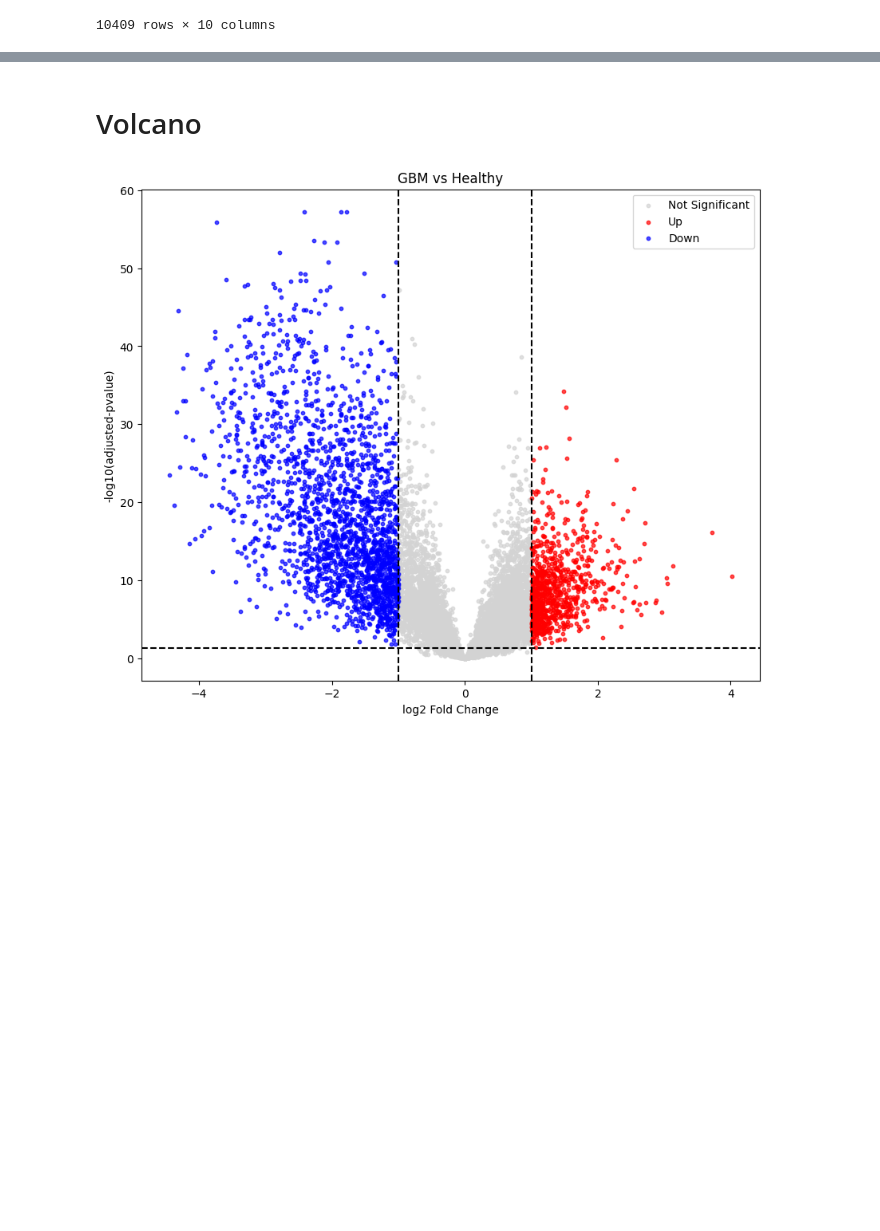
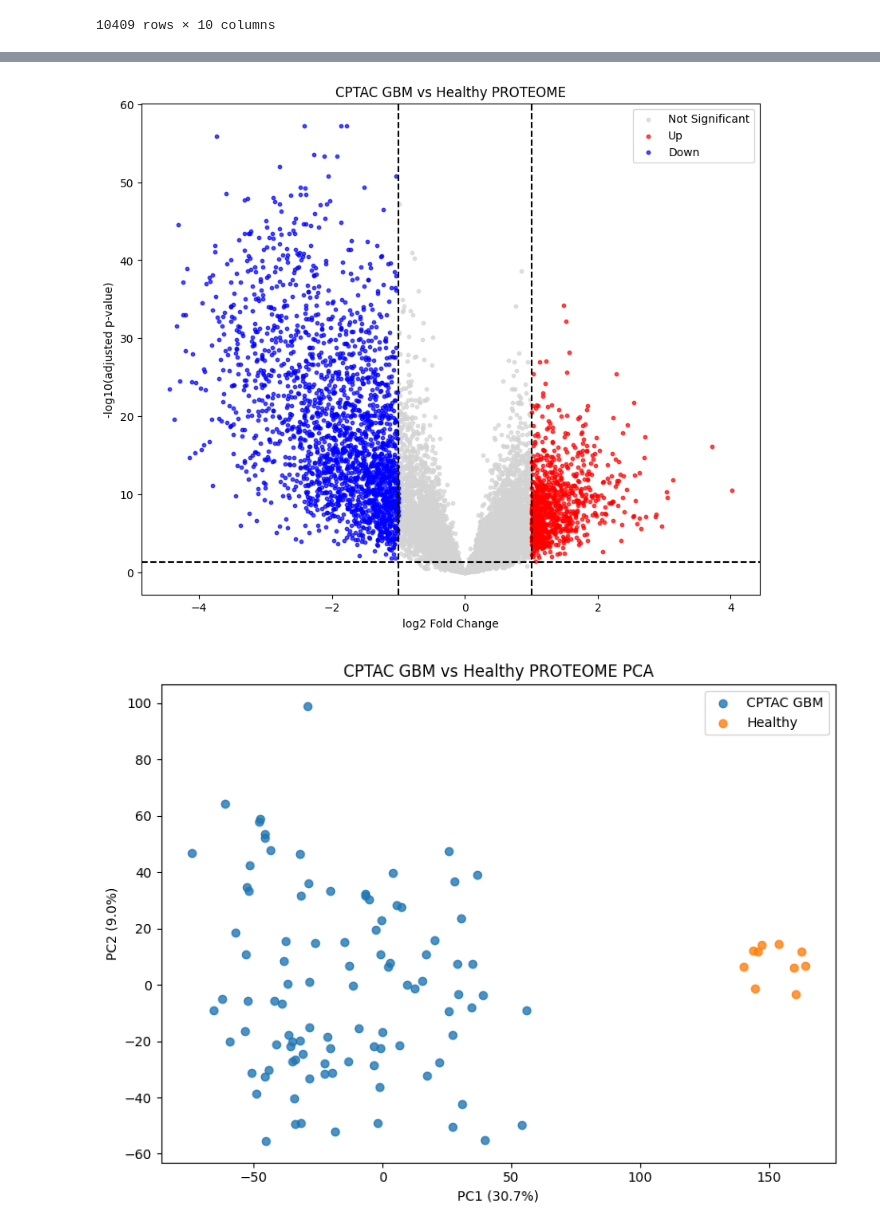
Before and after one commit to namtu06/BIO_RA, a Jupyter notebook: notebooks/02_CPTACproteinanalysis.ipynb, the cells around one changed output, grey strips where cells are left out. Cells and saved outputs as stored; diff of their text form; code cells hidden in the pictures; blank space fills up the shorter version.

```diff
--- a/notebooks/02_CPTACproteinanalysis.ipynb
+++ b/notebooks/02_CPTACproteinanalysis.ipynb
@@ -167,50 +101,6 @@ plt.show()
-# %% [markdown]
-# Volcano
-# %%
-import numpy as np
-import matplotlib.pyplot as plt
-
-
-
-results["category"] = "Not Significant"
-results.loc[
-    (results["adjustedpvalue"] < 0.05) & (results["log2FC"] > 1),
-    "category"
-] = "Up"
-
-results.loc[
-    (results["adjustedpvalue"] < 0.05) & (results["log2FC"] < -1),
-    "category"
-] = "Down"
-
-colors = {
-    "Up": "red",
-    "Down": "blue",
-    "Not Significant": "lightgray"
-}
-
-plt.figure(figsize=(10, 8))
-
-for cat in ["Not Significant", "Up", "Down"]:
-    subset = results[results["category"] == cat]
-
-    plt.scatter(
-        subset["log2FC"],
-        subset["-log(adjustedp)"],
-        c=colors[cat],
-        label=cat,
-        s=10,
-        alpha=0.7
-    )
-
-plt.axvline(1, linestyle="--", color="black")
-plt.axvline(-1, linestyle="--", color="black")
-plt.axhline(-np.log10(0.05), linestyle="--", color="black")
-
-plt.xlabel("log2 Fold Change")
-plt.ylabel("-log10(adjusted-pvalue)")
-plt.title("GBM vs Healthy")
-plt.legend()
-plt.show()
-# %% [output]
-[figure, removed]
+# %%
+diff.volcano_plot(results,'CPTAC GBM vs Healthy PROTEOME')
+diff.pca_plot(gbm_expr,control_expr,'CPTAC GBM','Healthy','CPTAC GBM vs Healthy PROTEOME PCA')
+# %% [output]
+[figure, added]
+[figure, added]
```
Also changed, not shown: parts of 17 cells of this notebook, 24 other files.
